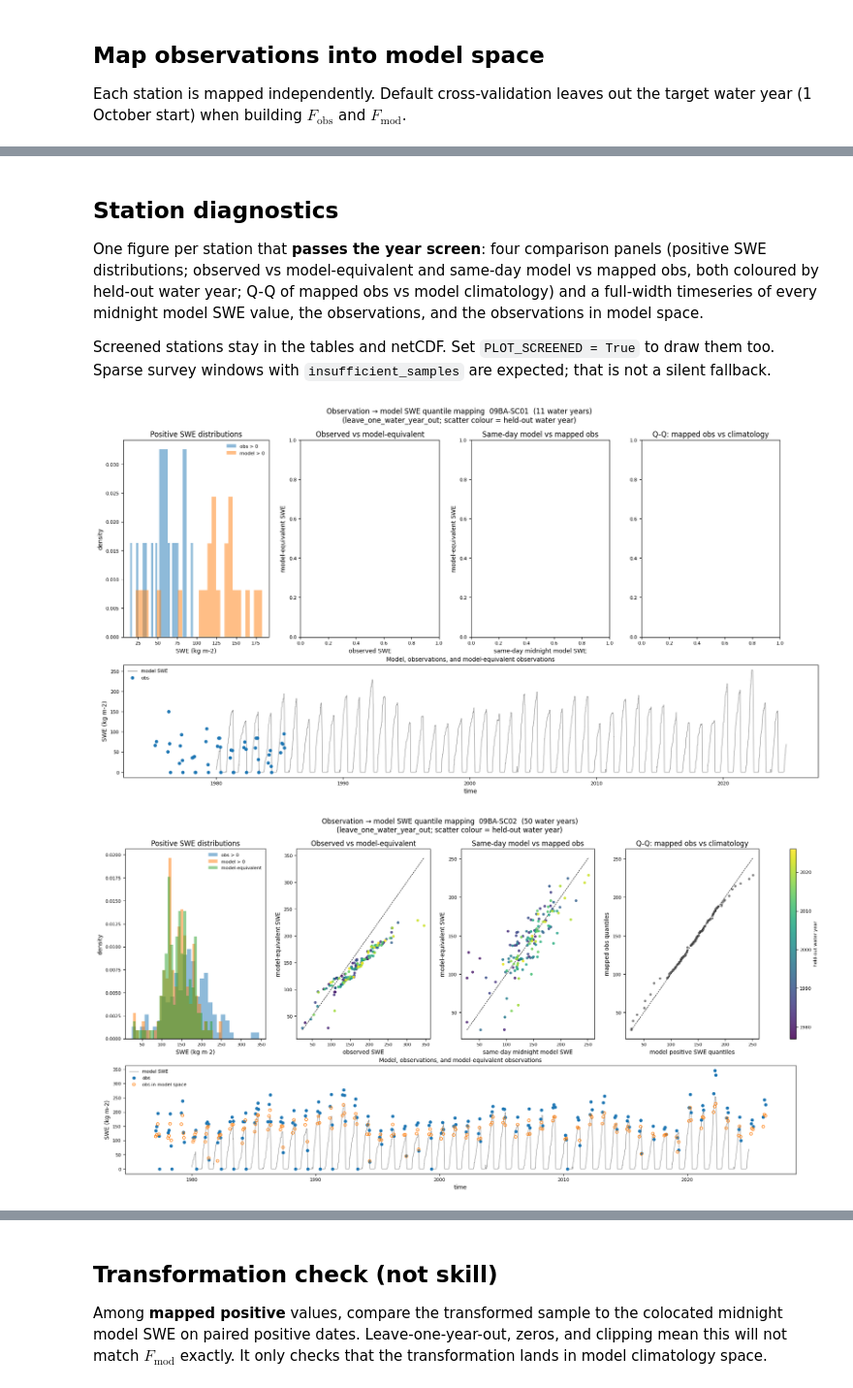
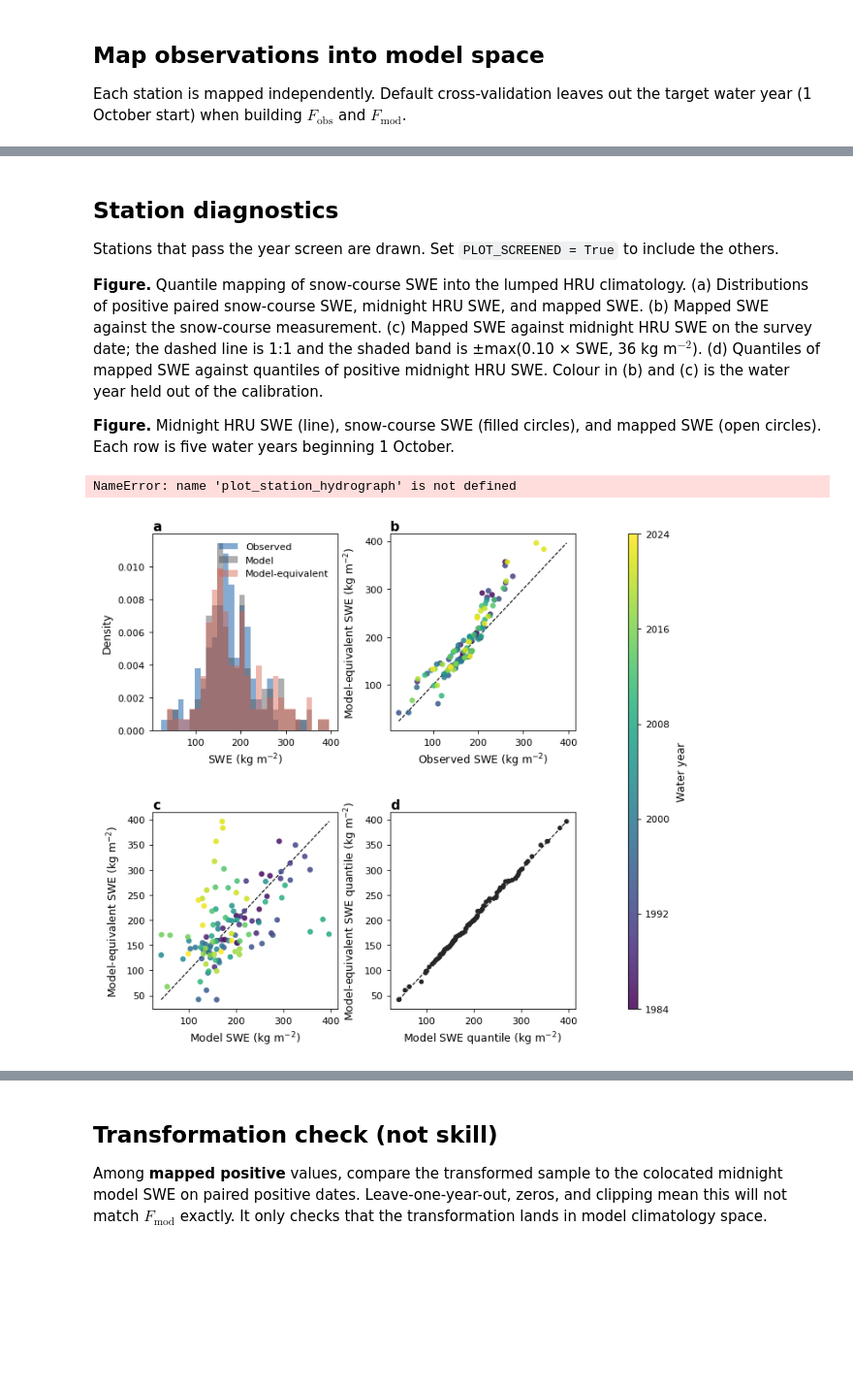
Before and after one commit to DaveCasson/snowda, a Jupyter notebook: notebooks/data_preprocessing/explore_swe_quantile_mapping.ipynb, the cells around one changed output, grey strips where cells are left out. Shown at 97% size. Saved outputs shown, nothing was run; the diff lists cells and outputs as text; code cells hidden in the pictures; blank space fills up the shorter version.

```diff
--- a/notebooks/data_preprocessing/explore_swe_quantile_mapping.ipynb
+++ b/notebooks/data_preprocessing/explore_swe_quantile_mapping.ipynb
@@ -92,6 +95,7 @@ from snowda.obs_qm import (
     attach_mapped_variables,
     pair_obs_model,
     plot_station_diagnostics,
+    plot_station_hydrograph,
     preprocess_all_stations,
     station_record_table,
     stations_to_plot,
@@ -104,17 +108,24 @@ SWE_CSV = Path("/Users/dcasson/GitHub/snowda/data/yukon_snow_data.csv")
 # Set to "" to map every course in the Yukon file.
 DRAINAGE_PREFIX = "09BA"
 MODEL_PATH = Path(
-    "/Users/dcasson/GitHub/snowda/outputs/ross_summa_deterministic/"
-    "complete_ensemble_mean_run/summa/001_2024_12_29_timestep.nc"
-)
+    "/Users/dcasson/GitHub/snowda/outputs/ross_summa_deterministic/",
+    "complete_ensemble_mean_result/summa/001_2024_12_29_timestep.nc")
 OUT_DIR = Path("/Users/dcasson/GitHub/snowda/outputs/obs_qm")
 OUT_NC = OUT_DIR / "ross_yukon_swe_model_equivalent.nc"
 
-WINDOW_DAYS = 30
+WINDOW_DAYS = 15
 MIN_SAMPLES = 20
 MIN_YEARS = 10
 CROSS_VALIDATE = True
 PLOT_SCREENED = False
+
+# Inclusive bounds on survey dates and midnight model SWE.
+# None leaves that side open. The seasonal calibration sample uses only
+# the dates that remain.
+TIME_START = "1984-01-01" #None  # e.g. "2000-10-01"
+TIME_END = "2024-12-31" #None  # e.g. "2020-09-30"
+# Exact location codes. None keeps every course matching DRAINAGE_PREFIX.
+STATION_IDS = ["09BA-SC02"]  # e.g. ["09BA-SC02A", "09BA-SC03"]
 # %% [markdown]
 ## Observation inventory
 
@@ -241,7 +342,7 @@ time: 1975-03-03T00:00:00.000000000 -> 2026-04-29T00:00:00.000000000
 
 SUMMA `scalarSWE` is ~hourly. Pairing uses the **00:00** instantaneous value only. Days without a midnight sample stay unpaired (no averaging, no interpolation). The Ross file is lumped (one HRU), so every station is colocated with that HRU.
 # %%
-model = read_midnight_model_swe(MODEL_PATH)
+model = slice_time(read_midnight_model_swe(MODEL_PATH), TIME_START, TIME_END)
 print(model)
 print("midnight time:", model.time.values[0], "->", model.time.values[-1])
 print("n midnight days:", model.sizes["time"])
@@ -359,15 +448,19 @@ pd.DataFrame(summary).fillna(0)
 # %% [markdown]
 ## Station diagnostics
 
-One figure per station that **passes the year screen**: four comparison panels (positive SWE distributions; observed vs model-equivalent and same-day model vs mapped obs, both coloured by held-out water year; Q-Q of mapped obs vs model climatology) and a full-width timeseries of every midnight model SWE value, the observations, and the observations in model space.
+Stations that pass the year screen are drawn. Set `PLOT_SCREENED = True` to include the others.
 
-Screened stations stay in the tables and netCDF. Set `PLOT_SCREENED = True` to draw them too. Sparse survey windows with `insufficient_samples` are expected; that is not a silent fallback.
+**Figure.** Quantile mapping of snow-course SWE into the lumped HRU climatology. (a) Distributions of positive paired snow-course SWE, midnight HRU SWE, and mapped SWE. (b) Mapped SWE against the snow-course measurement. (c) Mapped SWE against midnight HRU SWE on the survey date; the dashed line is 1:1 and the shaded band is ±max(0.10 × SWE, 36 kg m$^{-2}$). (d) Quantiles of mapped SWE against quantiles of positive midnight HRU SWE. Colour in (b) and (c) is the water year held out of the calibration.
+
+**Figure.** Midnight HRU SWE (line), snow-course SWE (filled circles), and mapped SWE (open circles). Each row is five water years beginning 1 October.
 # %%
 figures = []
 for sid in stations_to_plot(mapped, include_screened=PLOT_SCREENED):
-    fig = plot_station_diagnostics(mapped, station_id=sid, model=model)
-    figures.append(fig)
+    fig = plot_station_diagnostics(mapped, station_id=sid)
+    hydrograph = plot_station_hydrograph(mapped, station_id=sid, model=model)
+    figures.extend((fig, hydrograph))
     plt.show()
+    plt.show()
 # %% [output]
+NameError: name 'plot_station_hydrograph' is not defined
-[figure, old version]
+[figure, new version]
-[figure, removed]
```
Also changed, not shown: parts of 10 cells of this notebook, 48 other files.
